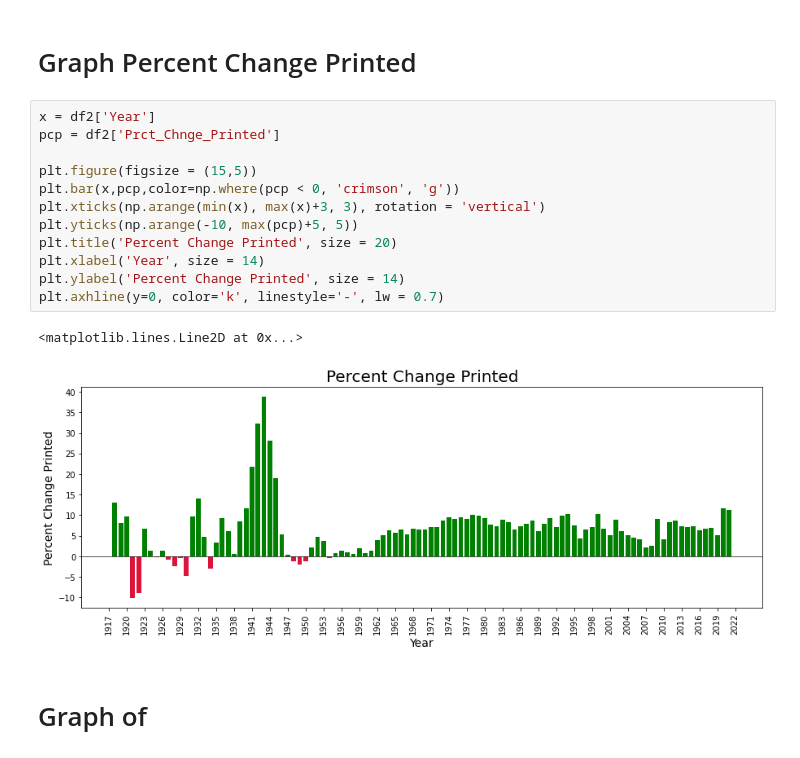
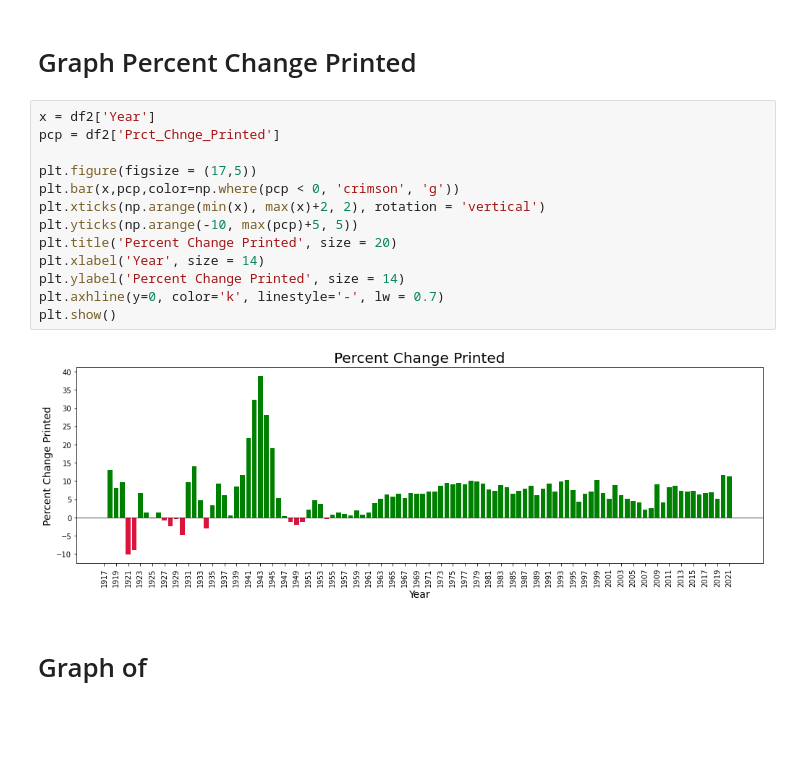
Before and after one commit to ethompson17/US-Economic-Project, a Jupyter notebook: US Economy.ipynb, the cells around one changed output. Drawn from its saved outputs; the diff is of its cells as text; blank space fills up the shorter version.

```diff
--- a/US Economy.ipynb
+++ b/US Economy.ipynb
@@ -97,17 +97,17 @@ plt.show()
 # %%
 x = df2['Year']
 pcp = df2['Prct_Chnge_Printed']
 
-plt.figure(figsize = (15,5))
+plt.figure(figsize = (17,5))
 plt.bar(x,pcp,color=np.where(pcp < 0, 'crimson', 'g'))
-plt.xticks(np.arange(min(x), max(x)+3, 3), rotation = 'vertical')
+plt.xticks(np.arange(min(x), max(x)+2, 2), rotation = 'vertical')
 plt.yticks(np.arange(-10, max(pcp)+5, 5))
 plt.title('Percent Change Printed', size = 20)
 plt.xlabel('Year', size = 14)
 plt.ylabel('Percent Change Printed', size = 14)
 plt.axhline(y=0, color='k', linestyle='-', lw = 0.7)
+plt.show()
 # %% [output]
-<matplotlib.lines.Line2D at 0x...>
-[figure, old version]
+[figure, new version]
-# %% [markdown]
-# Graph of
+# %% [markdown]
+# Graph of
```
Also changed, not shown: parts of 11 cells of this notebook.
